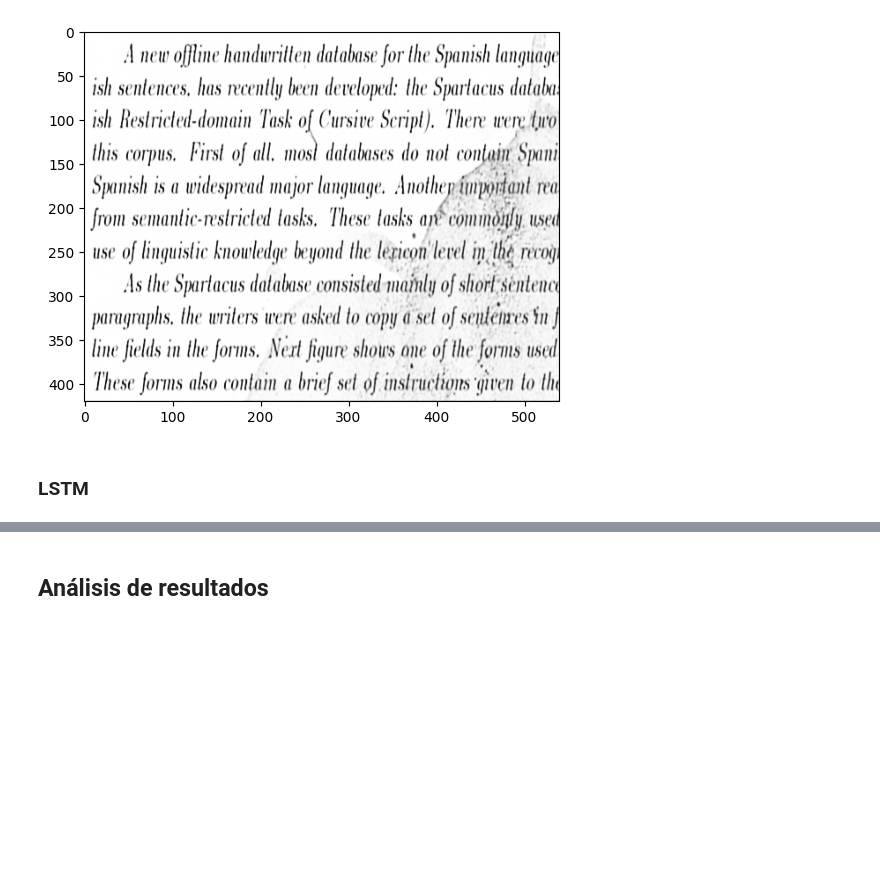
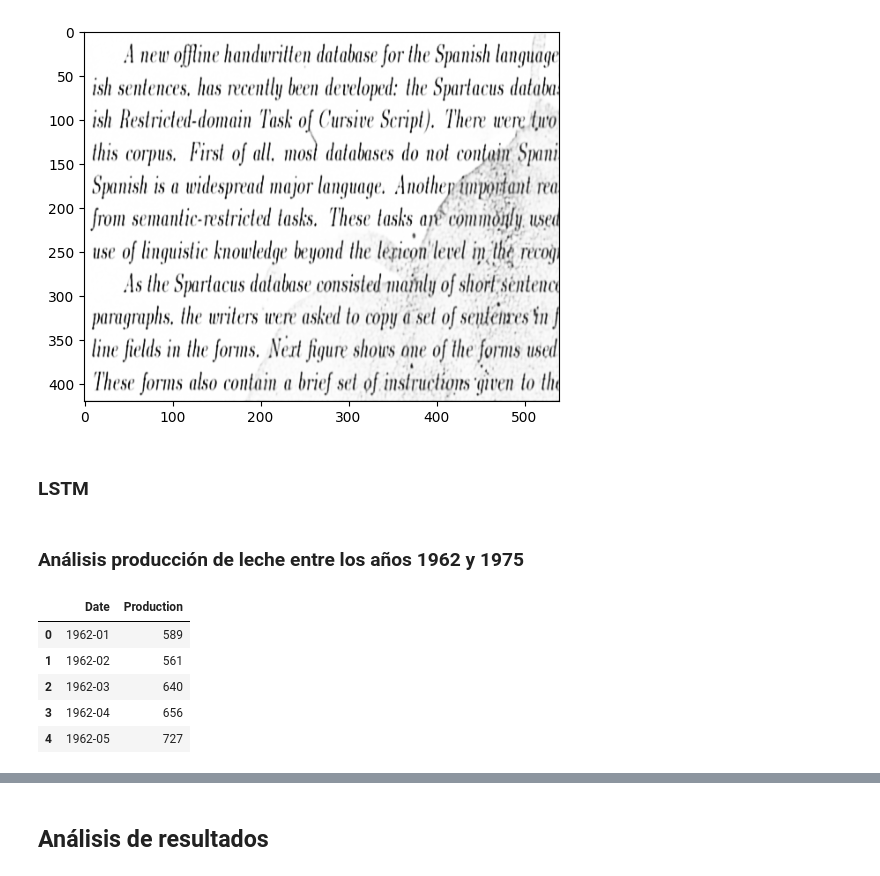
Before and after one commit to principioincertidumbre/Tarea3_MLA, a Jupyter notebook: Tarea_3_MLA.ipynb, the cells around one changed output, grey strips where cells are left out. Saved outputs shown, nothing was run; the diff lists cells and outputs as text; code cells hidden in the pictures; blank space fills up the shorter version.

```diff
--- a/Tarea_3_MLA.ipynb
+++ b/Tarea_3_MLA.ipynb
@@ -270,3 +272,5 @@ plt.imshow(y_pred_ae[0, :, :, :], cmap='gray')
 [figure]
 # %% [markdown]
 ### LSTM
+# %% [markdown]
+### Análisis producción de leche entre los años 1962 y 1975
@@ -272,0 +279,9 @@ plt.imshow(y_pred_ae[0, :, :, :], cmap='gray')
+# %%
+df_leche.head()
+# %% [output]
+|  | Date | Production |
+| 0 | 1962-01 | 589 |
+| 1 | 1962-02 | 561 |
+| 2 | 1962-03 | 640 |
+| 3 | 1962-04 | 656 |
+| 4 | 1962-05 | 727 |
```
Also changed, not shown: parts of 5 cells of this notebook.
